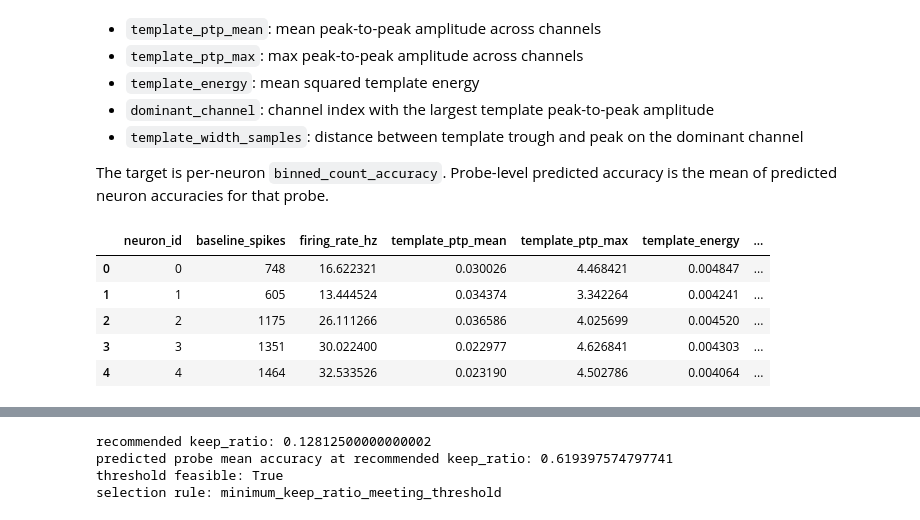
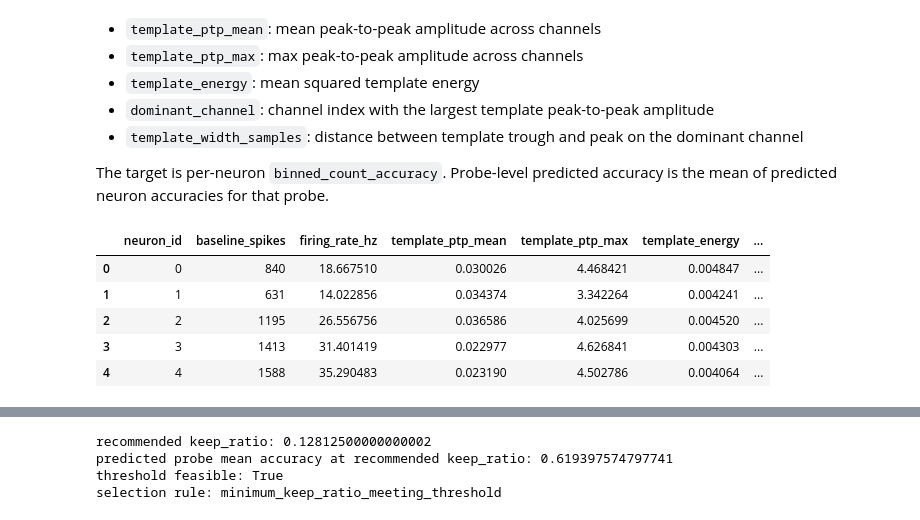
Before and after one commit to baipin/SpikeSort, a Jupyter notebook: 5.ipynb, the cells around one changed output, grey strips where cells are left out. Saved outputs shown, nothing was run; the diff lists cells and outputs as text; code cells hidden in the pictures.

```diff
--- a/5.ipynb
+++ b/5.ipynb
@@ -1089,9 +912,20 @@ U = torch.einsum('utc,pt->upc', tpl_t, wPCA_t).contiguous()
 del tpl_t
 ctc = ks_tm.prepare_matching(ops_tm, U)
 
+reference_bin = quantized_int16_bin_path_for_ratio(WEEK5_REFERENCE_BASELINE_RATIO, window_samples=DCT_WINDOW_SAMPLES)
+reference_meta = quantized_int16_meta_path_for_ratio(WEEK5_REFERENCE_BASELINE_RATIO, window_samples=DCT_WINDOW_SAMPLES)
+if not (reference_bin.exists() and reference_meta.exists()):
+    raise FileNotFoundError(
+        f'Missing ratio={WEEK5_REFERENCE_BASELINE_RATIO:.2f} int16 bin or meta for the active DCT-window setting. Rerun 4.ipynb first.'
+    )
+st_ref, clu_ref = sort_full_timeline_with_fixed_templates(reference_bin, U, ctc, ops_tm, n_use, nt, device)
+
 print('templates:', templates_fixed.shape)
 print('channels used:', n_use)
 print('wPCA:', tuple(wPCA_t.shape), 'U:', tuple(U.shape), 'ctc:', tuple(ctc.shape))
+print('reference baseline ratio:', WEEK5_REFERENCE_BASELINE_RATIO)
+print('reference baseline bin:', reference_bin)
+print('reference baseline spikes:', st_ref.shape[0])
 # %% [output]
 templates: (267, 61, 383)
 channels used: 383
@@ -1550,14 +1749,14 @@ The target is per-neuron `binned_count_accuracy`. Probe-level predicted accuracy
 # %%
 predictor_cache = predictor_training_cache_path(week5_bin_size_samples, float(ops_base['fs']))
 predictor_model_path = predictor_model_cache_path(week5_bin_size_samples, float(ops_base['fs']))
 predictor_cache.parent.mkdir(parents=True, exist_ok=True)
-predictor_feature_df = extract_baseline_neuron_features(templates_base, st_base, clu_base, sample_rate=float(ops_base['fs']))
+predictor_feature_df = extract_baseline_neuron_features(templates_base, st_ref, clu_ref, sample_rate=float(ops_base['fs']))
 predictor_feature_df.head()
 # %% [output]
 |  | neuron_id | baseline_spikes | firing_rate_hz | template_ptp_mean | template_ptp_max | template_energy | ... |
-| 0 | 0 | 748 | 16.622321 | 0.030026 | 4.468421 | 0.004847 | ... |
-| 1 | 1 | 605 | 13.444524 | 0.034374 | 3.342264 | 0.004241 | ... |
-| 2 | 2 | 1175 | 26.111266 | 0.036586 | 4.025699 | 0.004520 | ... |
-| 3 | 3 | 1351 | 30.022400 | 0.022977 | 4.626841 | 0.004303 | ... |
-| 4 | 4 | 1464 | 32.533526 | 0.023190 | 4.502786 | 0.004064 | ... |
+| 0 | 0 | 840 | 18.667510 | 0.030026 | 4.468421 | 0.004847 | ... |
+| 1 | 1 | 631 | 14.022856 | 0.034374 | 3.342264 | 0.004241 | ... |
+| 2 | 2 | 1195 | 26.556756 | 0.036586 | 4.025699 | 0.004520 | ... |
+| 3 | 3 | 1413 | 31.401419 | 0.022977 | 4.626841 | 0.004303 | ... |
+| 4 | 4 | 1588 | 35.290483 | 0.023190 | 4.502786 | 0.004064 | ... |
 # %%
```
Also changed, not shown: parts of 25 cells of this notebook, 41 other files.
